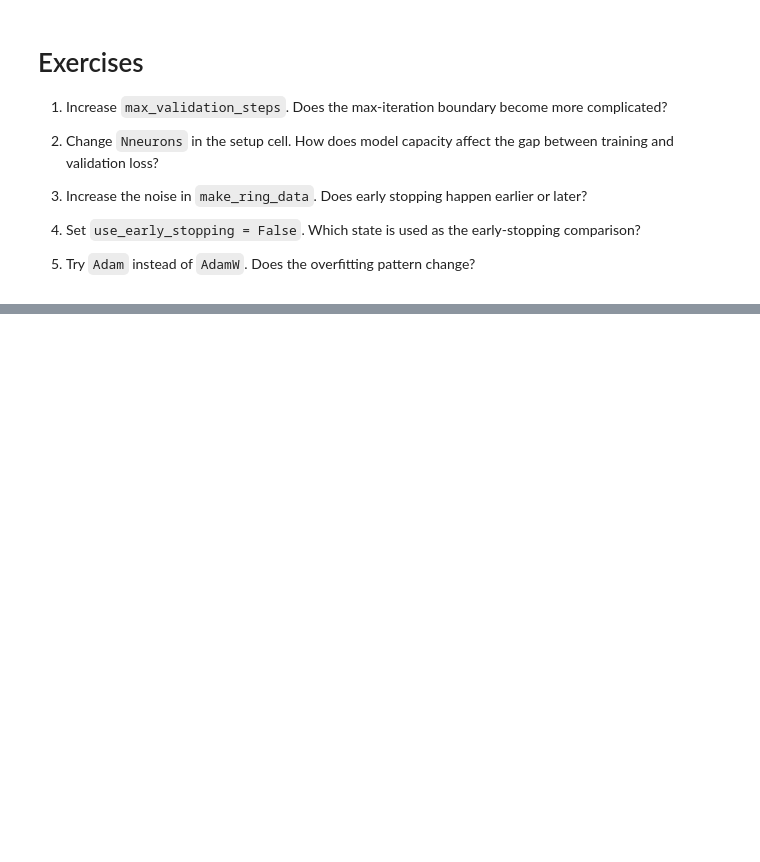
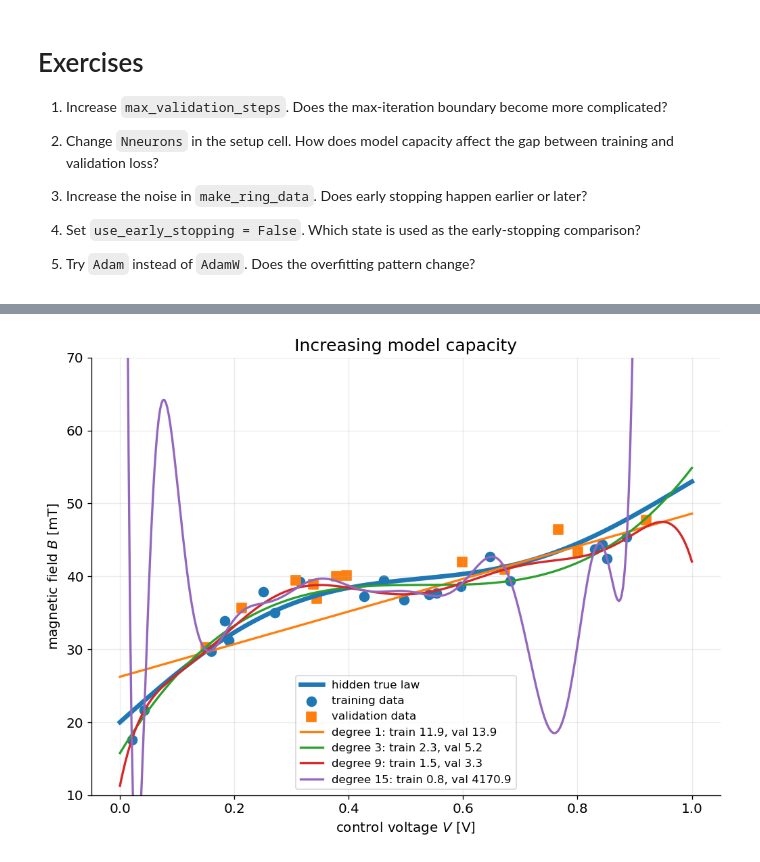
Before and after one commit to niksterg/MLpytorch, a Jupyter notebook: 04_overfitting_early_stopping.ipynb, the cells around one changed output, grey strips where cells are left out. Drawn from its saved outputs; the diff is of its cells as text; code cells hidden in the pictures; blank space fills up the shorter version.

```diff
--- a/04_overfitting_early_stopping.ipynb
+++ b/04_overfitting_early_stopping.ipynb
@@ -317,0 +613,28 @@ Early stopping keeps the parameter state from the best validation step. The max-
+# %%
+degrees = [1, 3, 9, 15]
+fits = {}
+
+for degree in degrees:
+    w = fit_polynomial_closed_form(V_train, B_train, degree)
+    fits[degree] = w
+
+plt.figure(figsize=(10, 7))
+plt.plot(V_grid, B_true_grid, linewidth=4, label="hidden true law")
+plt.scatter(V_train, B_train, s=70, label="training data")
+plt.scatter(V_val, B_val, s=70, marker="s", label="validation data")
+
+for degree, w in fits.items():
+    B_pred_grid = predict_polynomial(V_grid, w)
+    train_mse = mse(predict_polynomial(V_train, w), B_train)
+    val_mse = mse(predict_polynomial(V_val, w), B_val)
+    plt.plot(V_grid, B_pred_grid, linewidth=2,
+             label=f"degree {degree}: train {train_mse:.1f}, val {val_mse:.1f}")
+
+plt.xlabel("control voltage $V$ [V]")
+plt.ylabel("magnetic field $B$ [mT]")
+plt.title("Increasing model capacity")
+plt.ylim(10, 70)
+plt.legend(loc="best")
+plt.show()
+# %% [output]
+[figure, added]
```
Also changed, not shown: parts of 39 cells of this notebook.
